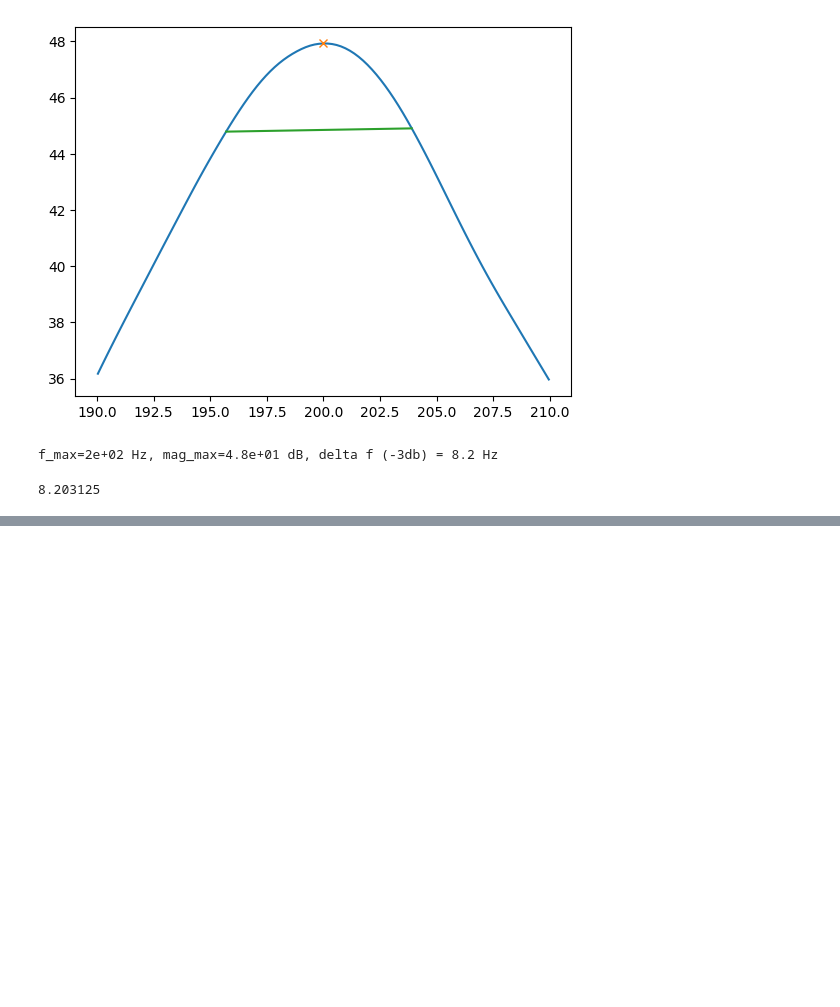
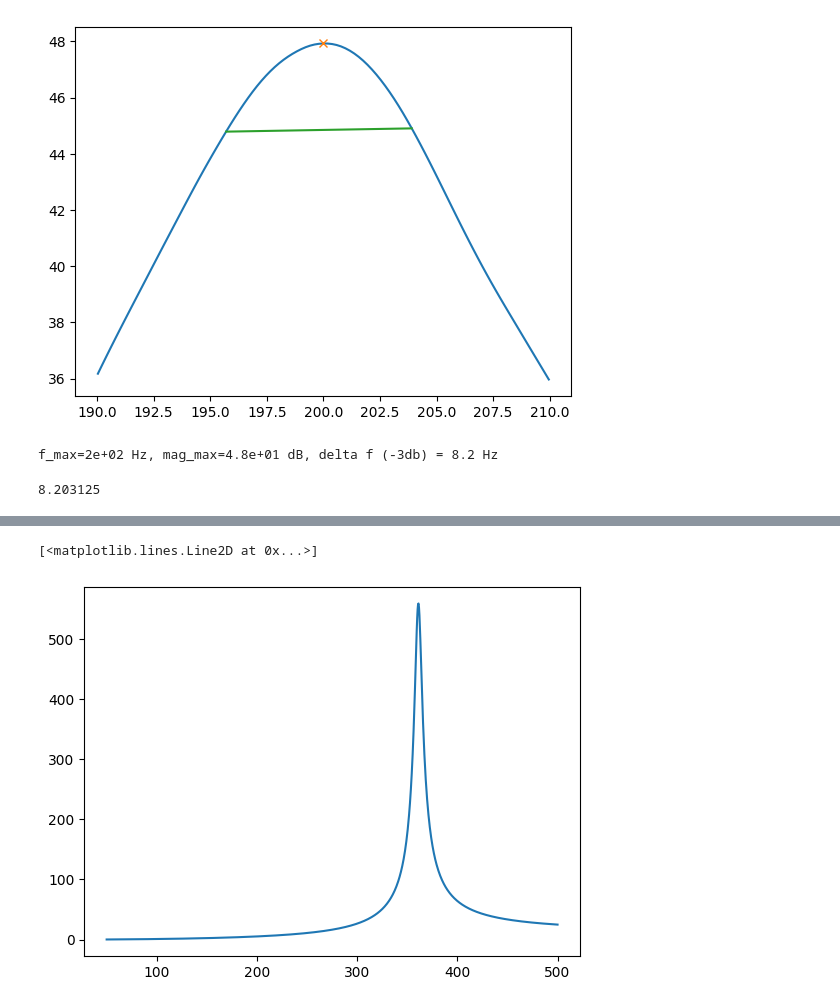
Before and after one commit to estevep/TP-Acoustique-ATIAM, a Jupyter notebook: cordes/tp.ipynb, the cells around one changed output, grey strips where cells are left out. Cells and saved outputs as stored; diff of their text form; code cells hidden in the pictures; blank space fills up the shorter version.

```diff
--- a/cordes/tp.ipynb
+++ b/cordes/tp.ipynb
@@ -174,0 +273,12 @@ Pics de la Guitare masse ajoutee 28g:[ 50.1953125  81.0546875  85.15625   101.56
+# %%
+list_w = np.linspace(50*2*np.pi,500*2*np.pi,1000)
+Z = np.zeros(1000,complex)
+for i,w in enumerate(list_w):
+    theory_M = np.array([   [mp - (kp+mu*A**2)/w**2 - 1j*Rp/w,  -mu*S*A/w**2],
+                            [-mu*S*A/w**2,                      ma - mu*S**2/w**2 - 1j*Ra/w ]])
+    inv_M = np.linalg.inv(theory_M)
+    Z[i] = inv_M[0,0]
+plt.plot(list_w/(2*np.pi),abs(Z))
+# %% [output]
+[<matplotlib.lines.Line2D at 0x...>]
+[figure, added]
```
Also changed, not shown: parts of 6 cells of this notebook, 1 other file.
